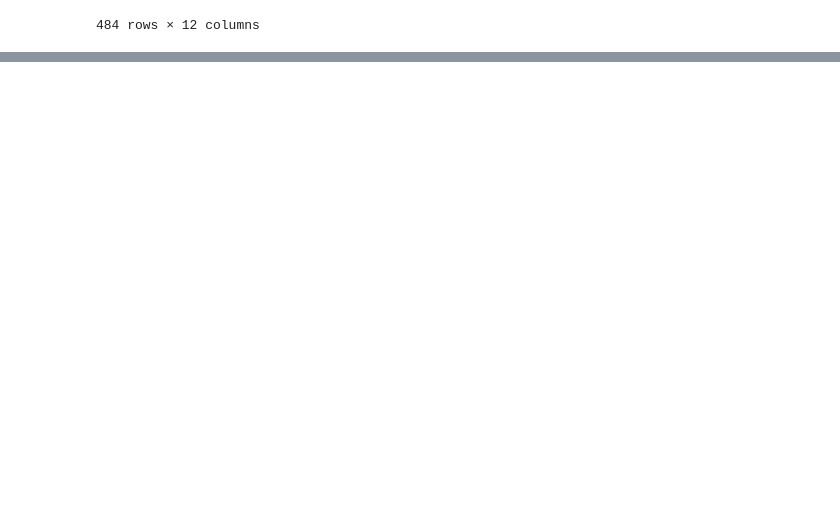
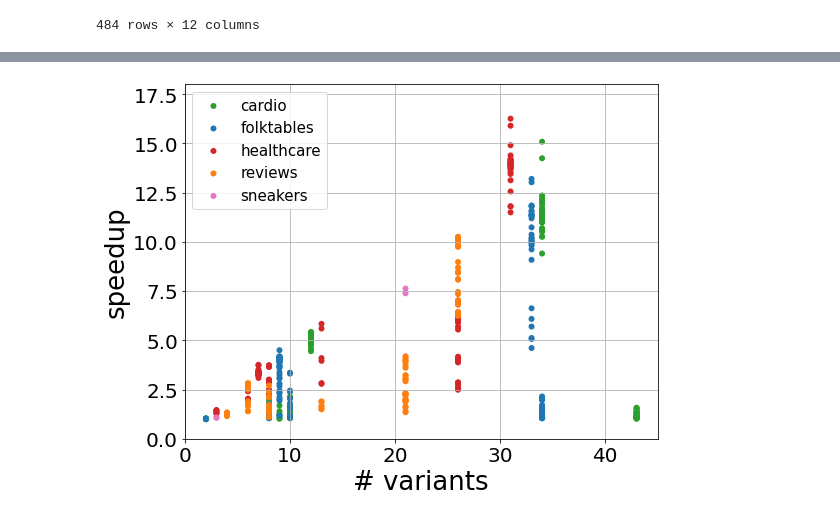
Before and after one commit to stefan-grafberger/mlwhatif, a Jupyter notebook: experiments/end_to_end/plot-benchmark-results--end-to-end.ipynb, the cells around one changed output, grey strips where cells are left out. Saved outputs shown, nothing was run; the diff lists cells and outputs as text; code cells hidden in the pictures; blank space fills up the shorter version.

```diff
--- a/experiments/end_to_end/plot-benchmark-results--end-to-end.ipynb
+++ b/experiments/end_to_end/plot-benchmark-results--end-to-end.ipynb
@@ -195,0 +196,4 @@ speedup_scatter_plot(x, y, colors)
+# %%
+speedup_scatter_plot(pretty_featurization_desc, 'speedups_per_dataset', 'variant_count_including_orig', 'median_speedup', 'dataset')
+# %% [output]
+[figure, added]
```
Also changed, not shown: parts of 9 cells of this notebook, 4 other files.
